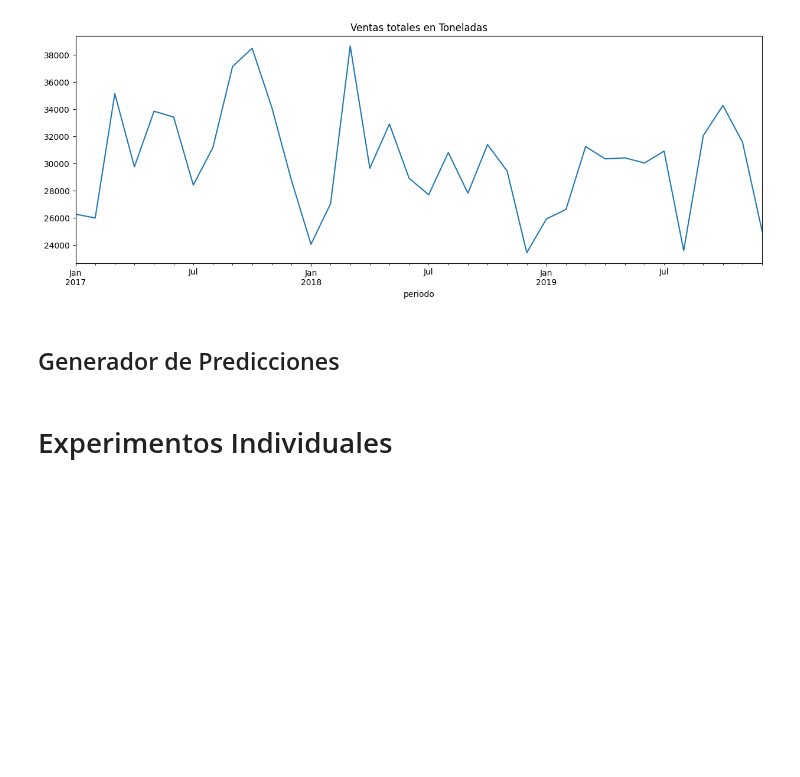
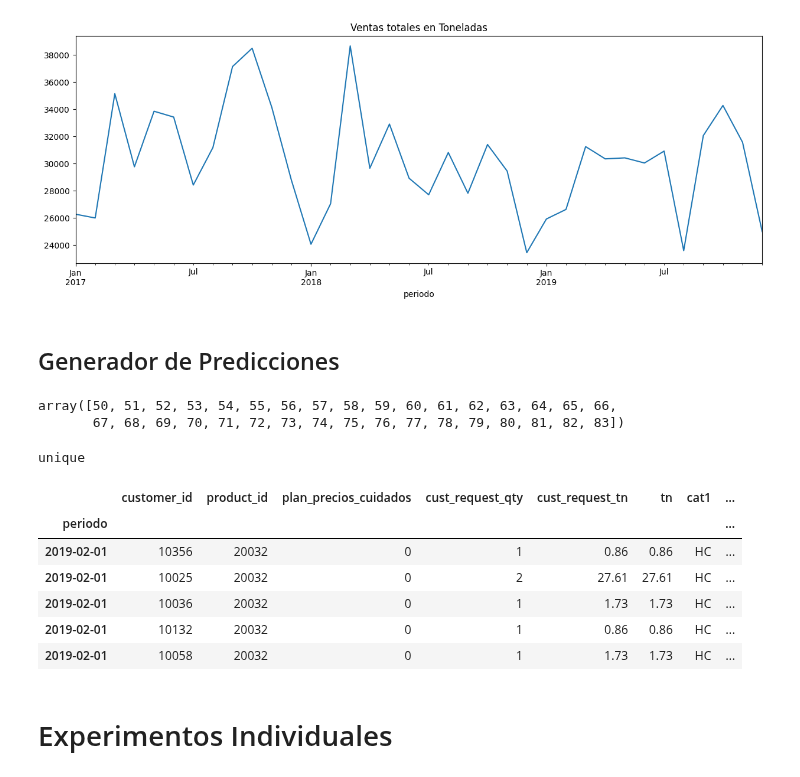
Before and after one commit to AndresMontesDeOca/Laboratorio3, a Jupyter notebook: Experimento.ipynb, the cells around one changed output. Saved outputs shown, nothing was run; the diff lists cells and outputs as text; code cells hidden in the pictures; blank space fills up the shorter version.

```diff
--- a/Experimento.ipynb
+++ b/Experimento.ipynb
@@ -1349,6 +1349,72 @@ Filtro Clientes Activos: (1968598, 12)
 [figure]
 # %% [markdown]
 ## Generador de Predicciones
+# %%
+antiguedad_inicial = 50
+np.arange(antiguedad_inicial, antiguedad_inicial + data_grouped_aug2019.shape[0])
+# %% [output]
+array([50, 51, 52, 53, 54, 55, 56, 57, 58, 59, 60, 61, 62, 63, 64, 65, 66,
+       67, 68, 69, 70, 71, 72, 73, 74, 75, 76, 77, 78, 79, 80, 81, 82, 83])
+# %%
+##############################################################################
+# Tengo que decidir que hacer con los nulos
+def feature_engineering(df):
+  product_id = df.columns[0]
+  antiguedad_inicial = 50
+
+  if df[product_id].unique:
+    print('unique')
+    df['old'] = np.arange(antiguedad_inicial, antiguedad_inicial + df.shape[0])
+  data_grouped = fix_aug2019(df, 'mean')
+  data_grouped.index.name = 'periodo'
+  data_grouped = data_grouped.asfreq('MS')
+
+  data_grouped['month'] = data_grouped.index.month
+  data_grouped['quarter'] = data_grouped.index.quarter
+  data_grouped['year'] = data_grouped.index.year
+
+  for lag in range(1, 13):  # Creación de 12 lags
+      data_grouped[f'lag_{lag}'] = data_grouped[product_id].shift(lag)
+
+  data_grouped['rolling_mean_3'] = data_grouped[product_id].rolling(window=3).mean()
+  data_grouped['rolling_std_3'] = data_grouped[product_id].rolling(window=3).std()
+  data_grouped['rolling_mean_6'] = data_grouped[product_id].rolling(window=6).mean()
+  data_grouped['rolling_std_6'] = data_grouped[product_id].rolling(window=6).std()
+  data_grouped['rolling_mean_12'] = data_grouped[product_id].rolling(window=12).mean()
+  data_grouped['rolling_std_12'] = data_grouped[product_id].rolling(window=12).std()
+
+  # One-Hot Encoding para month, quarter y year
+  data_grouped = pd.get_dummies(data_grouped, columns=['year', 'month', 'quarter']).astype(float)
+
+  return data_grouped.dropna()
+  ##############################################################################
+
+producto = "20032"
+
+# Filtro por producto
+data_product = data.query("product_id == @producto")
+# display(data_product.tail())
+
+# Agrupo el Dataframe
+data_grouped = group_data(data_product, 'product_id')
+
+# Arreglo fechas en productos jovenes, o discontinuados
+data_grouped_fill = fill_missing_dates(data_grouped, pipeline_type)
+
+# Arreglo Agosto 2019
+data_grouped_aug2019 = fix_aug2019(data_grouped_fill, 'mean')
+
+# Generacion de variables adicionales
+data_fe = feature_engineering(data_grouped_aug2019)
+# %% [output]
+unique
+|  | customer_id | product_id | plan_precios_cuidados | cust_request_qty | cust_request_tn | tn | cat1 | ... |
+| periodo |  |  |  |  |  |  |  | ... |
+| 2019-02-01 | 10356 | 20032 | 0 | 1 | 0.86 | 0.86 | HC | ... |
+| 2019-02-01 | 10025 | 20032 | 0 | 2 | 27.61 | 27.61 | HC | ... |
+| 2019-02-01 | 10036 | 20032 | 0 | 1 | 1.73 | 1.73 | HC | ... |
+| 2019-02-01 | 10132 | 20032 | 0 | 1 | 0.86 | 0.86 | HC | ... |
+| 2019-02-01 | 10058 | 20032 | 0 | 1 | 1.73 | 1.73 | HC | ... |
 # %%
 # # En esta celda estsa todo el codigo que utilizamos para la generacion de nuestras predicciones
 # # Deberiamos haber utilizado distintas semillas, para haber facilitado mas la reproducibilidad del experimento
```
Also changed, not shown: parts of 1 cell of this notebook.
